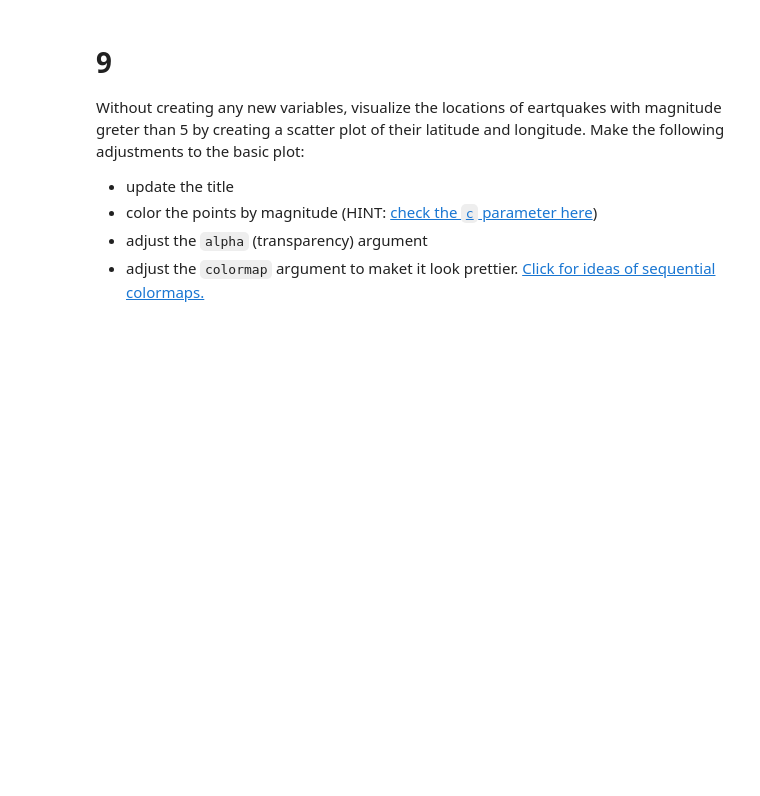
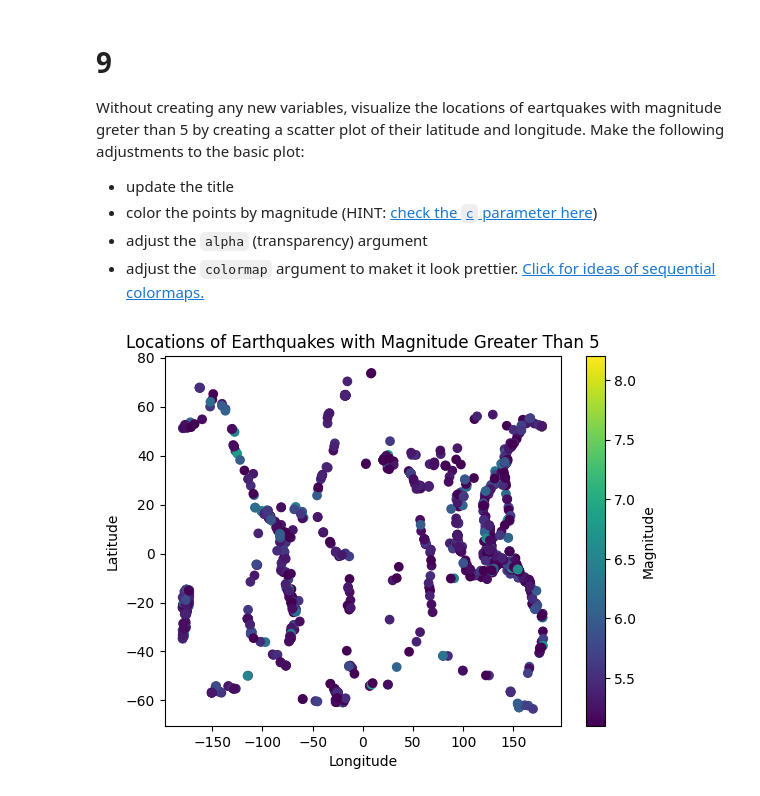
Before and after one commit to llumj/eds220-hwk1, a Jupyter notebook: hwk1-task3-earthquakes-Mull.ipynb, the cells around one changed output. Cells and saved outputs as stored; diff of their text form; code cells hidden in the pictures; blank space fills up the shorter version.

```diff
--- a/hwk1-task3-earthquakes-Mull.ipynb
+++ b/hwk1-task3-earthquakes-Mull.ipynb
@@ -275,5 +295,22 @@ Without creating any new variables, visualize the locations of eartquakes with m
 - color the points by magnitude (HINT: [check the `c` parameter here](https://pandas.pydata.org/pandas-docs/stable/reference/api/pandas.DataFrame.plot.scatter.html))
 - adjust the `alpha` (transparency) argument
 - adjust the `colormap` argument to maket it look prettier. [Click for ideas of sequential colormaps.](https://matplotlib.org/stable/users/explain/colors/colormaps.html)
+# %%
+# Use index to select earthquakes with magnitude greater than 5
+eqk_mag_5 = eqk[eqk['mag'] > 5]
+
+# Create scatter plot
+plt.scatter(eqk_mag_5['longitude'], eqk_mag_5['latitude'], c=eqk_mag_5['mag'], cmap='viridis')
+
+# Adding title and labels
+plt.title('Locations of Earthquakes with Magnitude Greater Than 5')
+plt.xlabel('Longitude')
+plt.ylabel('Latitude')
+
+# Display the plot
+plt.colorbar(label='Magnitude')
+plt.show()
+# %% [output]
+[figure, added]
 # %% [markdown]
 <!-- END QUESTION -->
```
Also changed, not shown: parts of 3 cells of this notebook.
